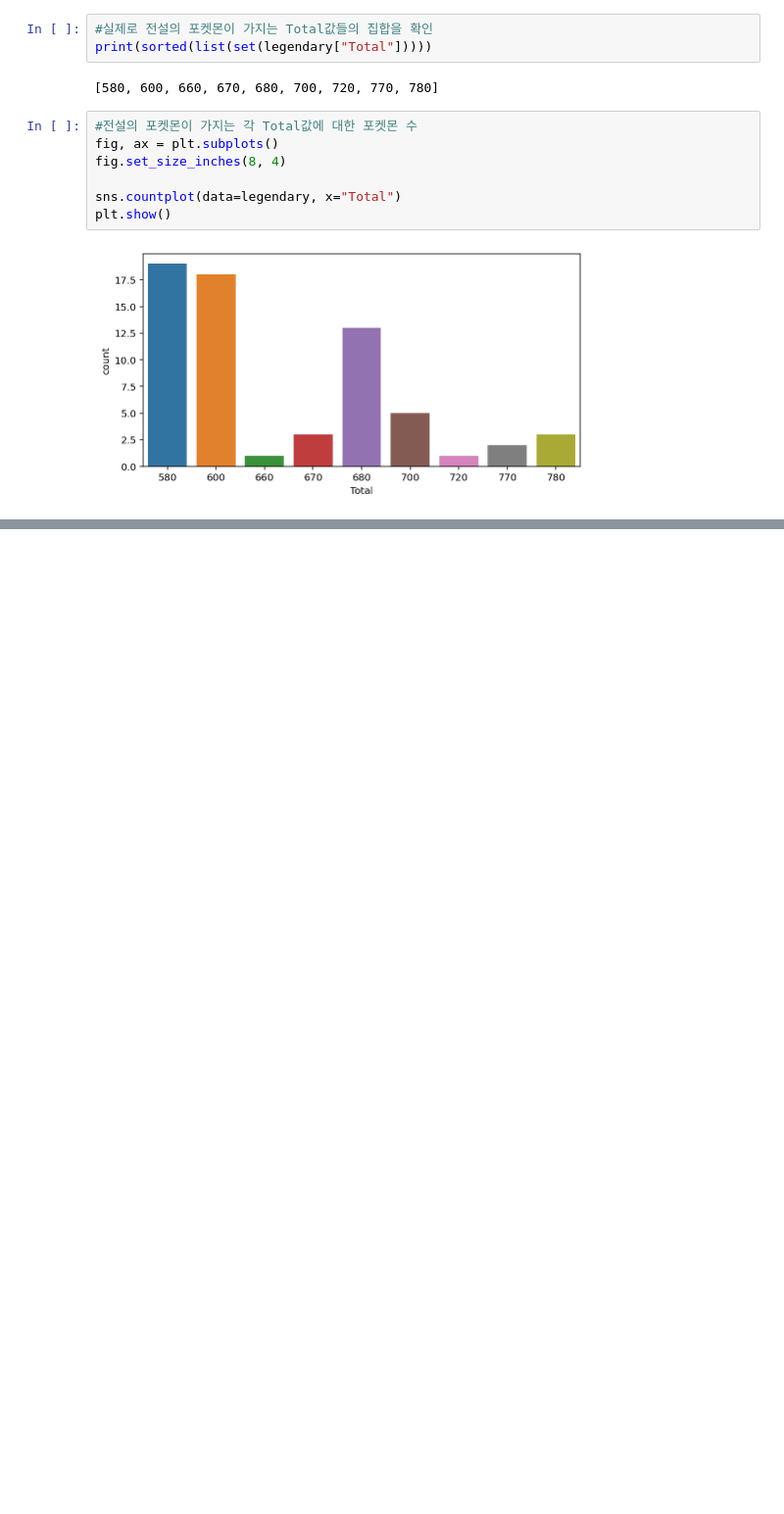
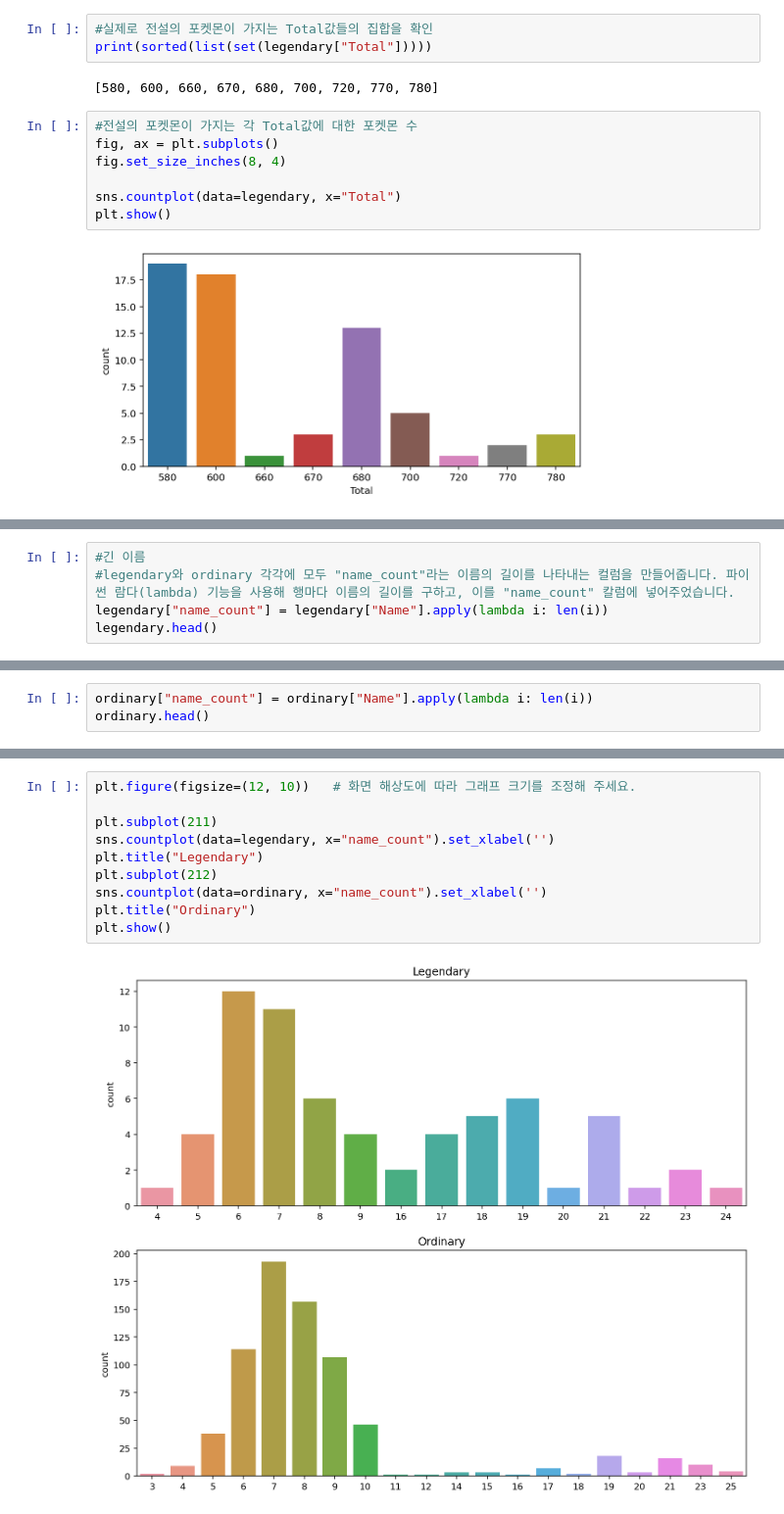
Before and after one commit to inistory/Kaggle, a Jupyter notebook: Pokemon/pokemon_eda.ipynb, the cells around one changed output, grey strips where cells are left out. Shown at 98% size. Saved outputs shown, nothing was run; the diff lists cells and outputs as text; blank space fills up the shorter version.

```diff
--- a/Pokemon/pokemon_eda.ipynb
+++ b/Pokemon/pokemon_eda.ipynb
@@ -343,0 +419,5 @@ plt.show()
+# %%
+#긴 이름
+#legendary와 ordinary 각각에 모두 "name_count"라는 이름의 길이를 나타내는 컬럼을 만들어줍니다. 파이썬 람다(lambda) 기능을 사용해 행마다 이름의 길이를 구하고, 이를 "name_count" 칼럼에 넣어주었습니다.
+legendary["name_count"] = legendary["Name"].apply(lambda i: len(i))
+legendary.head()
@@ -343,0 +431,3 @@ plt.show()
+# %%
+ordinary["name_count"] = ordinary["Name"].apply(lambda i: len(i))
+ordinary.head()
@@ -343,0 +441,12 @@ plt.show()
+# %%
+plt.figure(figsize=(12, 10))   # 화면 해상도에 따라 그래프 크기를 조정해 주세요.
+
+plt.subplot(211)
+sns.countplot(data=legendary, x="name_count").set_xlabel('')
+plt.title("Legendary")
+plt.subplot(212)
+sns.countplot(data=ordinary, x="name_count").set_xlabel('')
+plt.title("Ordinary")
+plt.show()
+# %% [output]
+[figure, added]
```
Also changed, not shown: parts of 74 cells of this notebook.
